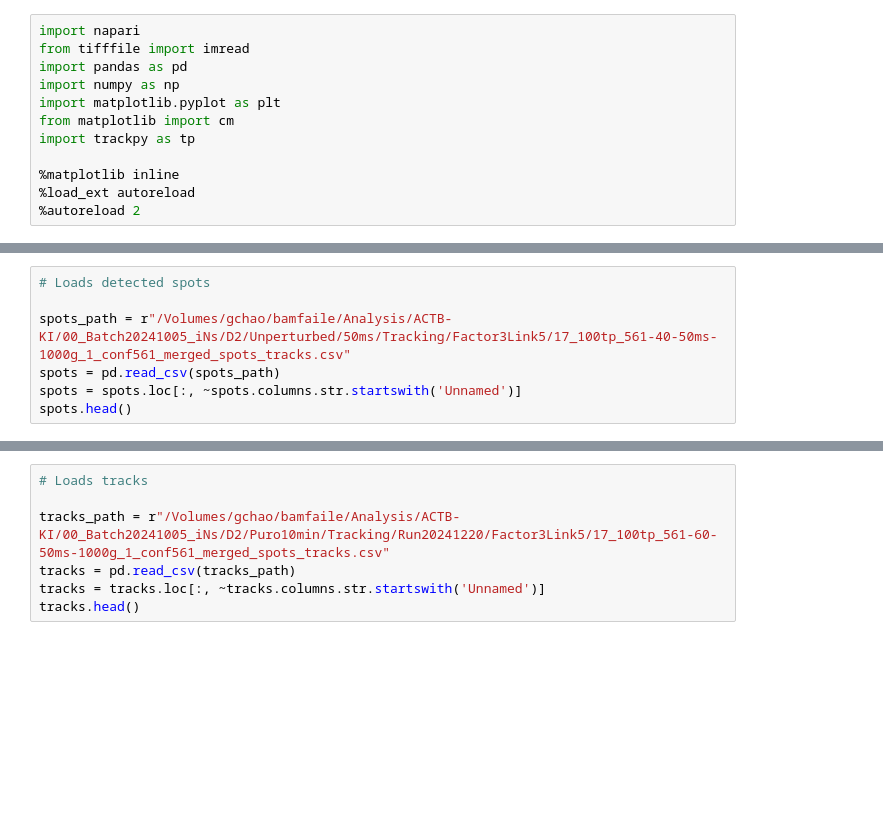
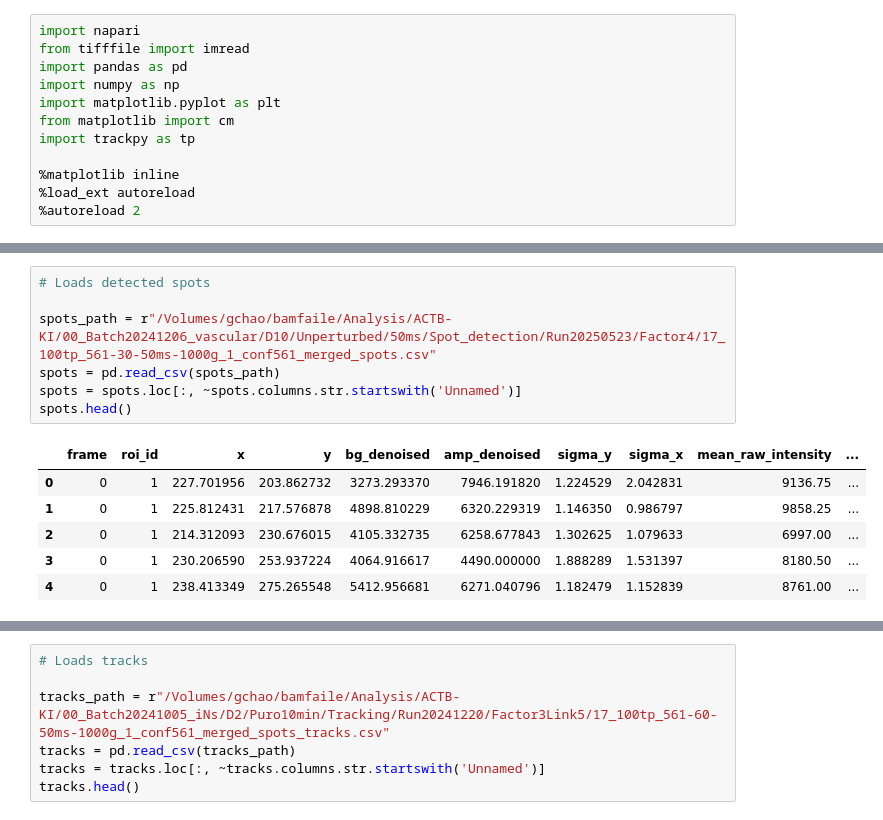
Before and after one commit to fmi-basel/singlemolecule-tracking, a Jupyter notebook: ipa/04_visualization/Spot-detection-tracking_visualization.ipynb, the cells around one changed output, grey strips where cells are left out. Drawn from its saved outputs; the diff is of its cells as text; blank space fills up the shorter version.

```diff
--- a/ipa/04_visualization/Spot-detection-tracking_visualization.ipynb
+++ b/ipa/04_visualization/Spot-detection-tracking_visualization.ipynb
@@ -40,10 +50,17 @@ viewer.add_image(image_mask,
 # %%
 # Loads detected spots
 
-spots_path = r"/Volumes/gchao/bamfaile/Analysis/ACTB-KI/00_Batch20241005_iNs/D2/Unperturbed/50ms/Tracking/Factor3Link5/17_100tp_561-40-50ms-1000g_1_conf561_merged_spots_tracks.csv"
+spots_path = r"/Volumes/gchao/bamfaile/Analysis/ACTB-KI/00_Batch20241206_vascular/D10/Unperturbed/50ms/Spot_detection/Run20250523/Factor4/17_100tp_561-30-50ms-1000g_1_conf561_merged_spots.csv"
 spots = pd.read_csv(spots_path)
 spots = spots.loc[:, ~spots.columns.str.startswith('Unnamed')]
 spots.head()
+# %% [output]
+|  | frame | roi_id | x | y | bg_denoised | amp_denoised | sigma_y | sigma_x | mean_raw_intensity | ... |
+| 0 | 0 | 1 | 227.701956 | 203.862732 | 3273.293370 | 7946.191820 | 1.224529 | 2.042831 | 9136.75 | ... |
+| 1 | 0 | 1 | 225.812431 | 217.576878 | 4898.810229 | 6320.229319 | 1.146350 | 0.986797 | 9858.25 | ... |
+| 2 | 0 | 1 | 214.312093 | 230.676015 | 4105.332735 | 6258.677843 | 1.302625 | 1.079633 | 6997.00 | ... |
+| 3 | 0 | 1 | 230.206590 | 253.937224 | 4064.916617 | 4490.000000 | 1.888289 | 1.531397 | 8180.50 | ... |
+| 4 | 0 | 1 | 238.413349 | 275.265548 | 5412.956681 | 6271.040796 | 1.182479 | 1.152839 | 8761.00 | ... |
 # %%
 # Creates df that contains xyct axes in the same order as image --> tcxy
 
```
Also changed, not shown: parts of 10 cells of this notebook, 2 other files.
